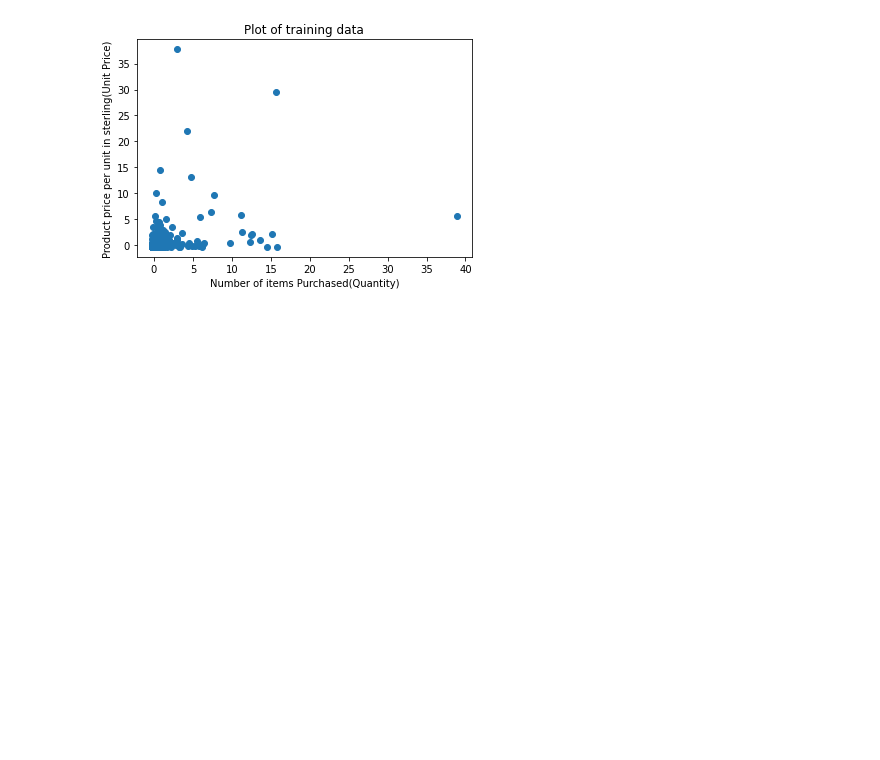
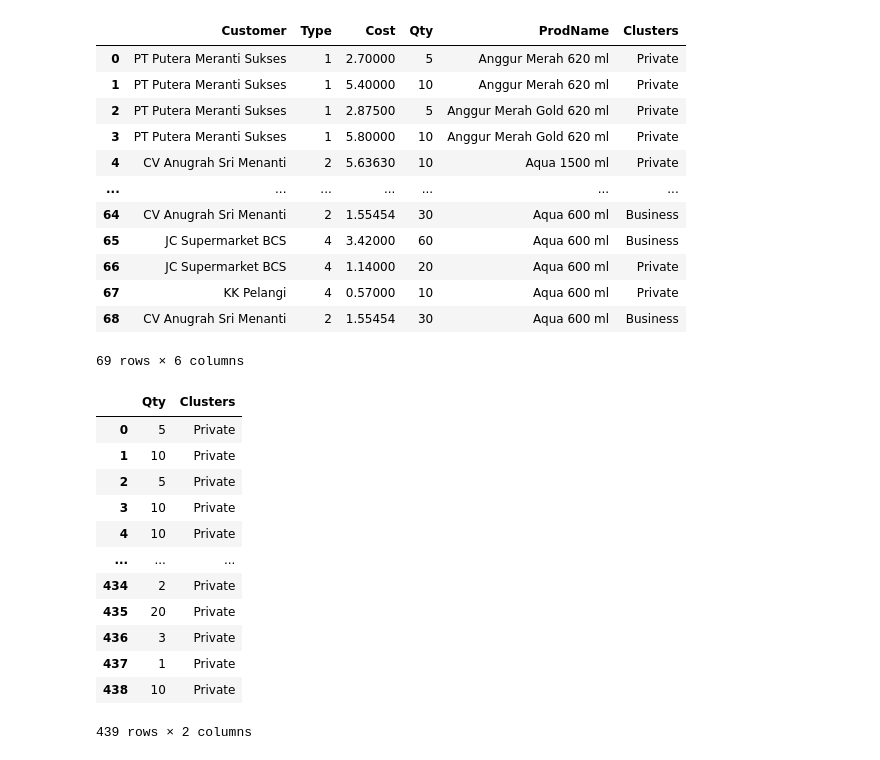
Before and after one commit to NotKenn/customer-behavior-clustering, a Jupyter notebook: customer-behaviour-clustering.ipynb, the cells around one changed output. Drawn from its saved outputs; the diff is of its cells as text; code cells hidden in the pictures; blank space fills up the shorter version.

```diff
--- a/customer-behaviour-clustering.ipynb
+++ b/customer-behaviour-clustering.ipynb
@@ -83,12 +58,35 @@ plt.show()
+# %%
+df["Clusters"] = df["Clusters"].replace(0, 'Private')
+df["Clusters"] = df["Clusters"].replace(1, 'Business')
+df["Clusters"] = df["Clusters"].replace(2, 'Big Business')
+df.head(69)
+# %% [output]
+|  | Customer | Type | Cost | Qty | ProdName | Clusters |
+| 0 | PT Putera Meranti Sukses | 1 | 2.70000 | 5 | Anggur Merah 620 ml | Private |
+| 1 | PT Putera Meranti Sukses | 1 | 5.40000 | 10 | Anggur Merah 620 ml | Private |
+| 2 | PT Putera Meranti Sukses | 1 | 2.87500 | 5 | Anggur Merah Gold 620 ml | Private |
+| 3 | PT Putera Meranti Sukses | 1 | 5.80000 | 10 | Anggur Merah Gold 620 ml | Private |
+| 4 | CV Anugrah Sri Menanti | 2 | 5.63630 | 10 | Aqua 1500 ml | Private |
+| ... | ... | ... | ... | ... | ... | ... |
+| 64 | CV Anugrah Sri Menanti | 2 | 1.55454 | 30 | Aqua 600 ml | Business |
+| 65 | JC Supermarket BCS | 4 | 3.42000 | 60 | Aqua 600 ml | Business |
+| 66 | JC Supermarket BCS | 4 | 1.14000 | 20 | Aqua 600 ml | Private |
+| 67 | KK Pelangi | 4 | 0.57000 | 10 | Aqua 600 ml | Private |
+| 68 | CV Anugrah Sri Menanti | 2 | 1.55454 | 30 | Aqua 600 ml | Business |
+69 rows × 6 columns
 # %%
-x=[];y=[]
-for i in range(4339):
-    x.append(X[i][0])
-    y.append(X[i][1])
-plt.scatter(x,y)
-plt.title('Plot of training data')
-plt.xlabel('Number of items Purchased(Quantity)')
-plt.ylabel('Product price per unit in sterling(Unit Price)')
-plt.show()
+df[['Qty','Clusters']]
 # %% [output]
-[figure, removed]
+|  | Qty | Clusters |
+| 0 | 5 | Private |
+| 1 | 10 | Private |
+| 2 | 5 | Private |
+| 3 | 10 | Private |
+| 4 | 10 | Private |
+| ... | ... | ... |
+| 434 | 2 | Private |
+| 435 | 20 | Private |
+| 436 | 3 | Private |
+| 437 | 1 | Private |
+| 438 | 10 | Private |
+439 rows × 2 columns
```
Also changed, not shown: parts of 17 cells of this notebook, 5 other files.
